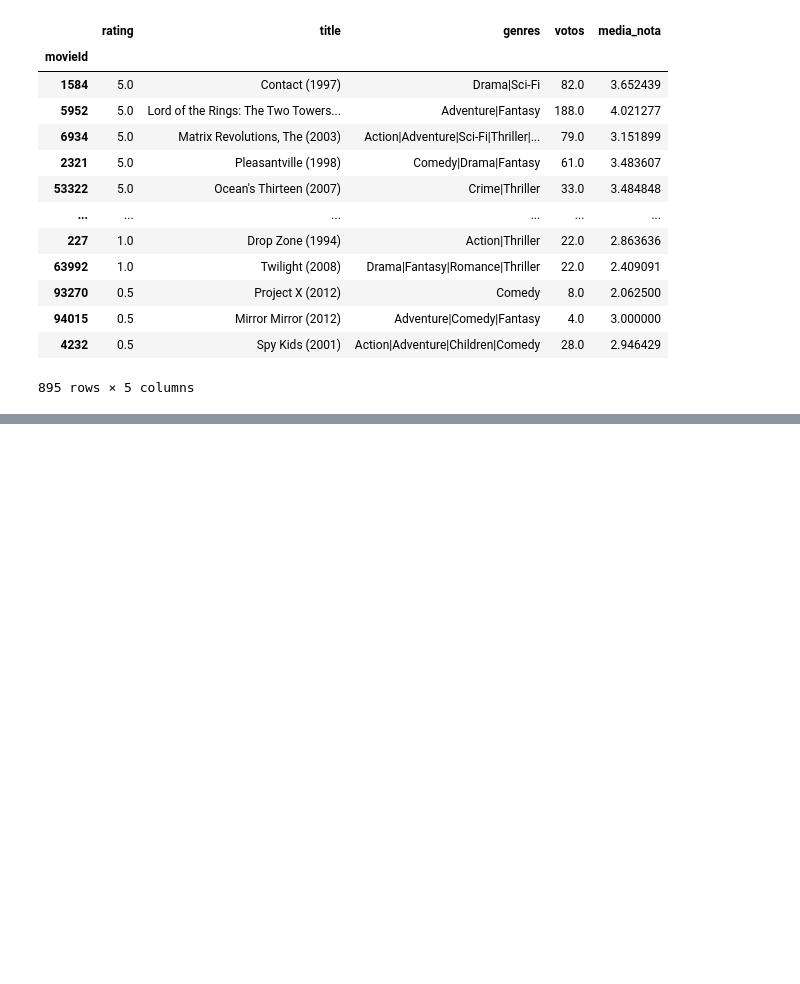
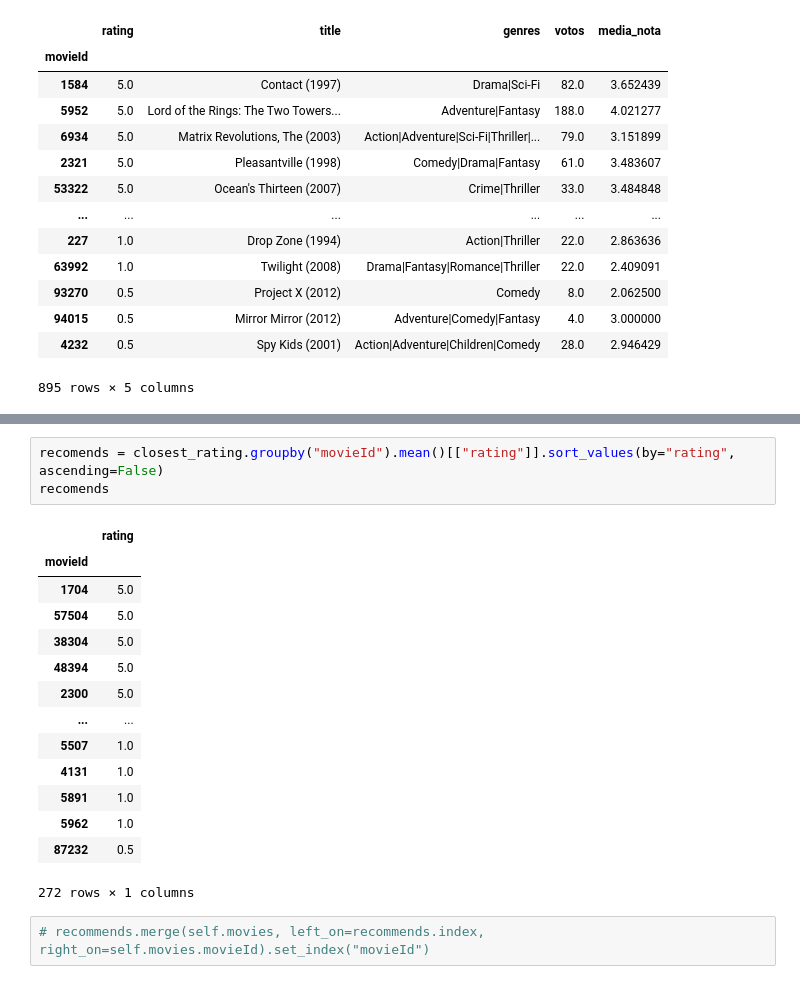
Before and after one commit to lucas-placido/Deploy-with-Docker, a Jupyter notebook: simple_RecSys.ipynb, the cells around one changed output, grey strips where cells are left out. Saved outputs shown, nothing was run; the diff lists cells and outputs as text; blank space fills up the shorter version.

```diff
--- a/simple_RecSys.ipynb
+++ b/simple_RecSys.ipynb
@@ -411,0 +470,20 @@ recomendation(5, k_closest=10)
+# %%
+recomends = closest_rating.groupby("movieId").mean()[["rating"]].sort_values(by="rating", ascending=False)
+recomends
+# %% [output]
+|  | rating |
+| movieId |  |
+| 1704 | 5.0 |
+| 57504 | 5.0 |
+| 38304 | 5.0 |
+| 48394 | 5.0 |
+| 2300 | 5.0 |
+| ... | ... |
+| 5507 | 1.0 |
+| 4131 | 1.0 |
+| 5891 | 1.0 |
+| 5962 | 1.0 |
+| 87232 | 0.5 |
+272 rows × 1 columns
+# %%
+# recommends.merge(self.movies, left_on=recommends.index, right_on=self.movies.movieId).set_index("movieId")
```
Also changed, not shown: parts of 8 cells of this notebook, 2 other files.
